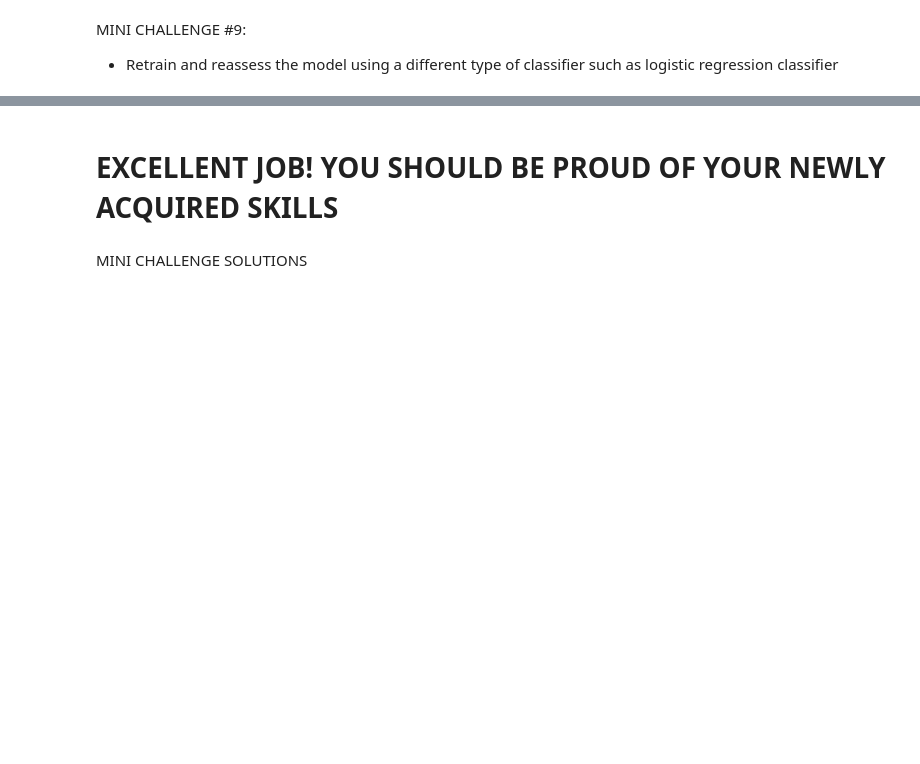
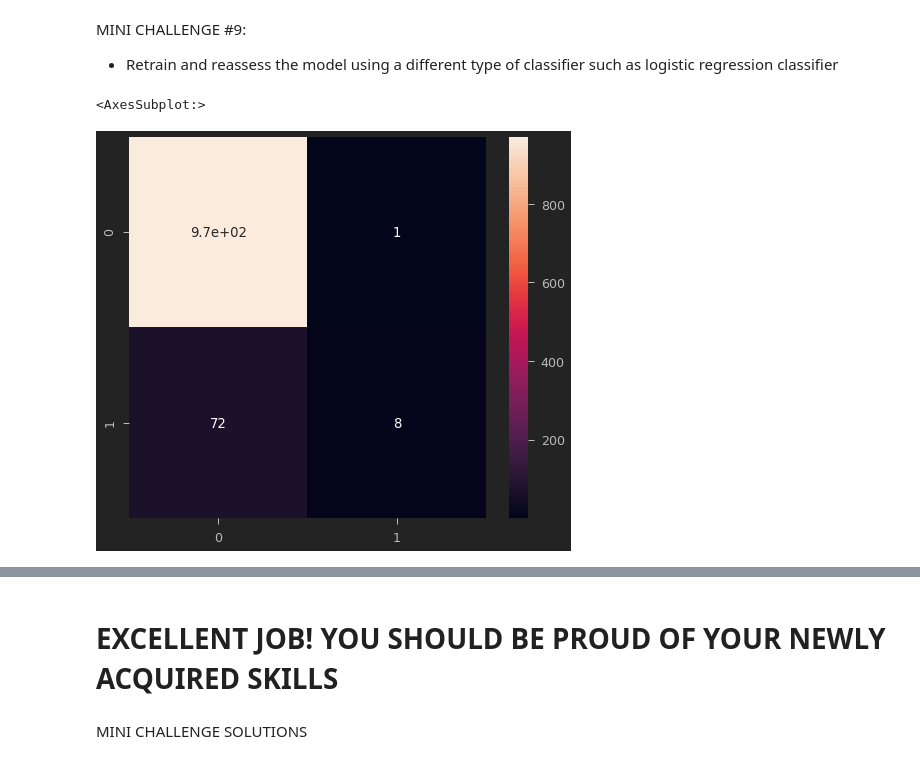
Before and after one commit to rishabhjain1997/NLP-Projects, a Jupyter notebook: Twitter Sentiment Analysis/Twitter_Sentiment_Analysis.ipynb, the cells around one changed output, grey strips where cells are left out. Saved outputs shown, nothing was run; the diff lists cells and outputs as text; code cells hidden in the pictures; blank space fills up the shorter version.

```diff
--- a/Twitter Sentiment Analysis/Twitter_Sentiment_Analysis.ipynb
+++ b/Twitter Sentiment Analysis/Twitter_Sentiment_Analysis.ipynb
@@ -481,5 +481,10 @@ MINI CHALLENGE #9:
 # %%
 from sklearn.linear_model import LogisticRegression
 logistic = LogisticRegression()
 logistic.fit(X_train, y_train)
-y_predict_test = logistic.predict
+y_predict_test = logistic.predict(X_test)
+cm = confusion_matrix(y_test, y_predict_test)
+sns.heatmap(cm, annot=True)
+# %% [output]
+<AxesSubplot:>
+[figure, added]
```
Also changed, not shown: parts of 5 cells of this notebook, 4 other files.
